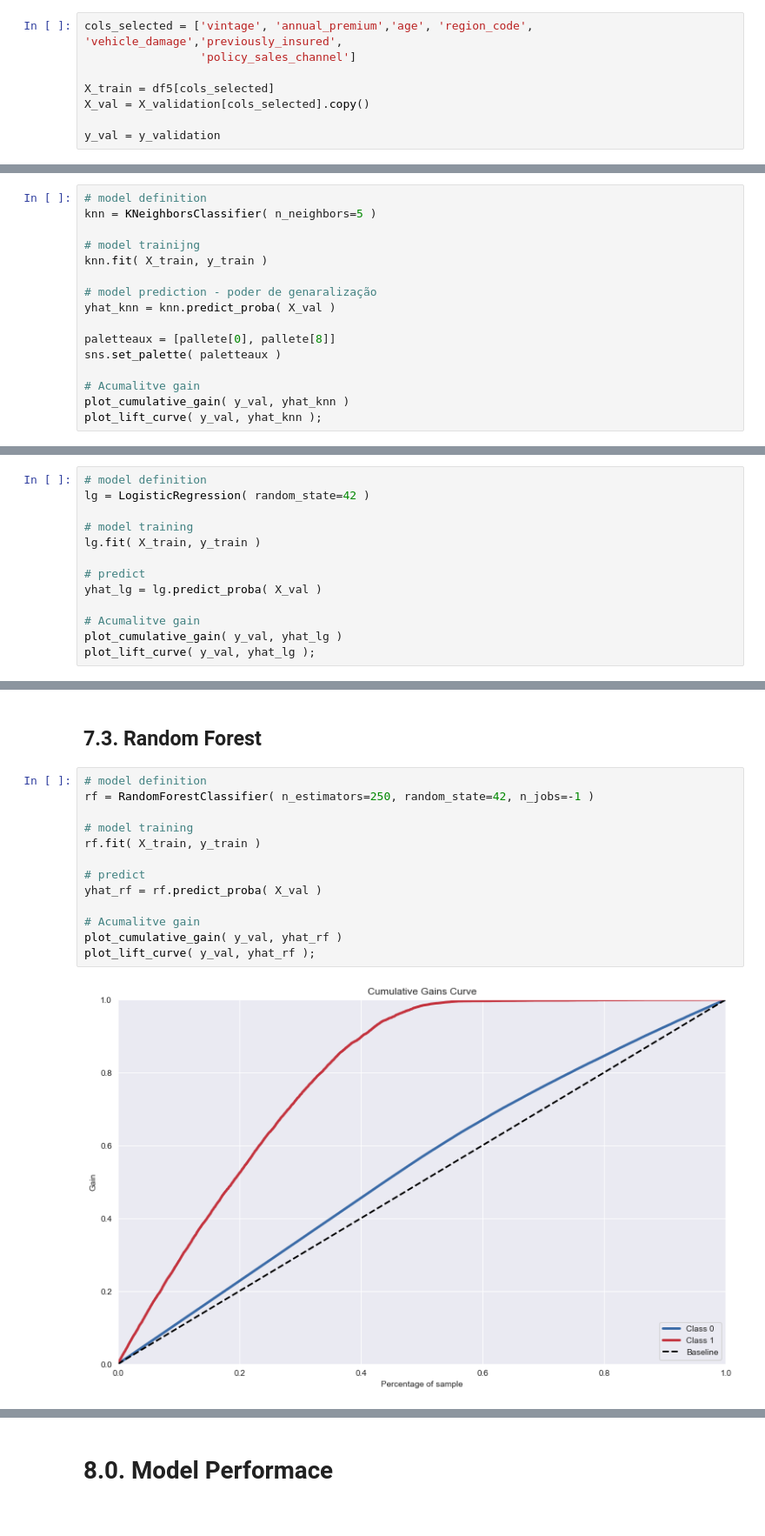
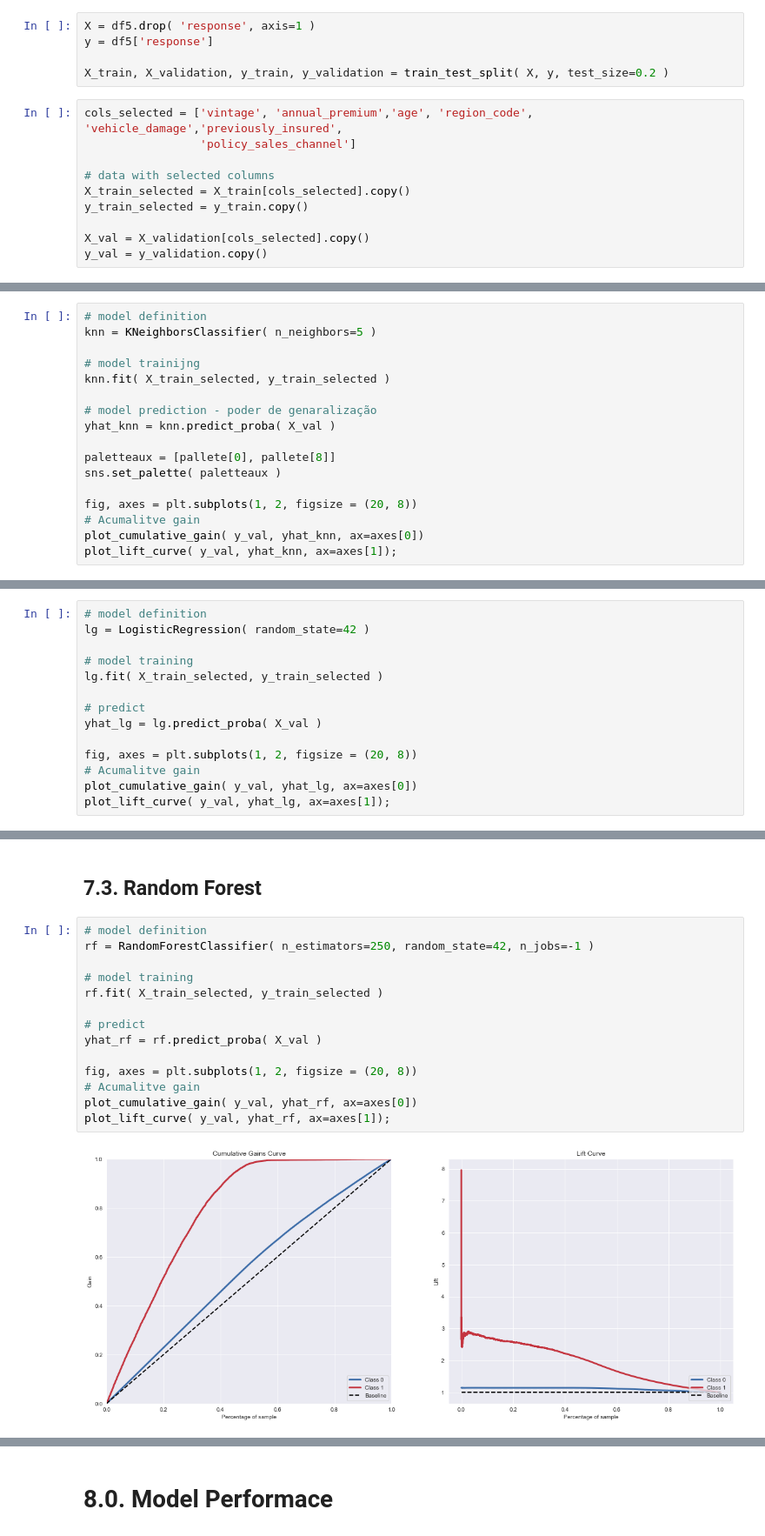
Before and after one commit to marcosvliras/health_insurance_cross_sell, a Jupyter notebook: HICross_sell.ipynb, the cells around one changed output, grey strips where cells are left out. Shown at 87% size. Saved outputs shown, nothing was run; the diff lists cells and outputs as text.

```diff
--- a/HICross_sell.ipynb
+++ b/HICross_sell.ipynb
@@ -708,12 +778,19 @@ Feature Ranking
 [figure]
+# %%
+X = df5.drop( 'response', axis=1 )
+y = df5['response']
+
+X_train, X_validation, y_train, y_validation = train_test_split( X, y, test_size=0.2 )
 # %%
 cols_selected = ['vintage', 'annual_premium','age', 'region_code',  'vehicle_damage','previously_insured',
                  'policy_sales_channel']
 
-X_train = df5[cols_selected]
+# data with selected columns
+X_train_selected = X_train[cols_selected].copy()
+y_train_selected = y_train.copy()
+
 X_val = X_validation[cols_selected].copy()
-
-y_val = y_validation
+y_val = y_validation.copy()
 # %% [markdown]
 # 7.0. Machine Learning
 # %% [markdown]
@@ -723,7 +803,7 @@ y_val = y_validation
 knn = KNeighborsClassifier( n_neighbors=5 )
 
 # model trainijng
-knn.fit( X_train, y_train )
+knn.fit( X_train_selected, y_train_selected )
 
 # model prediction - poder de genaralização
 yhat_knn = knn.predict_proba( X_val )
@@ -731,7 +811,8 @@ yhat_knn = knn.predict_proba( X_val )
 paletteaux = [pallete[0], pallete[8]]
 sns.set_palette( paletteaux )
 
+fig, axes = plt.subplots(1, 2, figsize = (20, 8))
 # Acumalitve gain
-plot_cumulative_gain( y_val, yhat_knn )
-plot_lift_curve( y_val, yhat_knn );
+plot_cumulative_gain( y_val, yhat_knn, ax=axes[0])
+plot_lift_curve( y_val, yhat_knn, ax=axes[1]);
 # %% [output]
@@ -744,12 +824,13 @@ plot_lift_curve( y_val, yhat_knn );
 lg = LogisticRegression( random_state=42 )
 
 # model training
-lg.fit( X_train, y_train )
+lg.fit( X_train_selected, y_train_selected )
 
 # predict
 yhat_lg = lg.predict_proba( X_val )
 
+fig, axes = plt.subplots(1, 2, figsize = (20, 8))
 # Acumalitve gain
-plot_cumulative_gain( y_val, yhat_lg )
-plot_lift_curve( y_val, yhat_lg );
+plot_cumulative_gain( y_val, yhat_lg, ax=axes[0])
+plot_lift_curve( y_val, yhat_lg, ax=axes[1]);
 # %% [output]
@@ -760,15 +840,16 @@ plot_lift_curve( y_val, yhat_lg );
 # %%
 # model definition
 rf = RandomForestClassifier( n_estimators=250, random_state=42, n_jobs=-1 )
 
 # model training
-rf.fit( X_train, y_train )
+rf.fit( X_train_selected, y_train_selected )
 
 # predict
 yhat_rf = rf.predict_proba( X_val )
 
+fig, axes = plt.subplots(1, 2, figsize = (20, 8))
 # Acumalitve gain
-plot_cumulative_gain( y_val, yhat_rf )
-plot_lift_curve( y_val, yhat_rf );
+plot_cumulative_gain( y_val, yhat_rf, ax=axes[0])
+plot_lift_curve( y_val, yhat_rf, ax=axes[1]);
 # %% [output]
-[figure, old version]
+[figure, new version]
```
Also changed, not shown: parts of 36 cells of this notebook.
